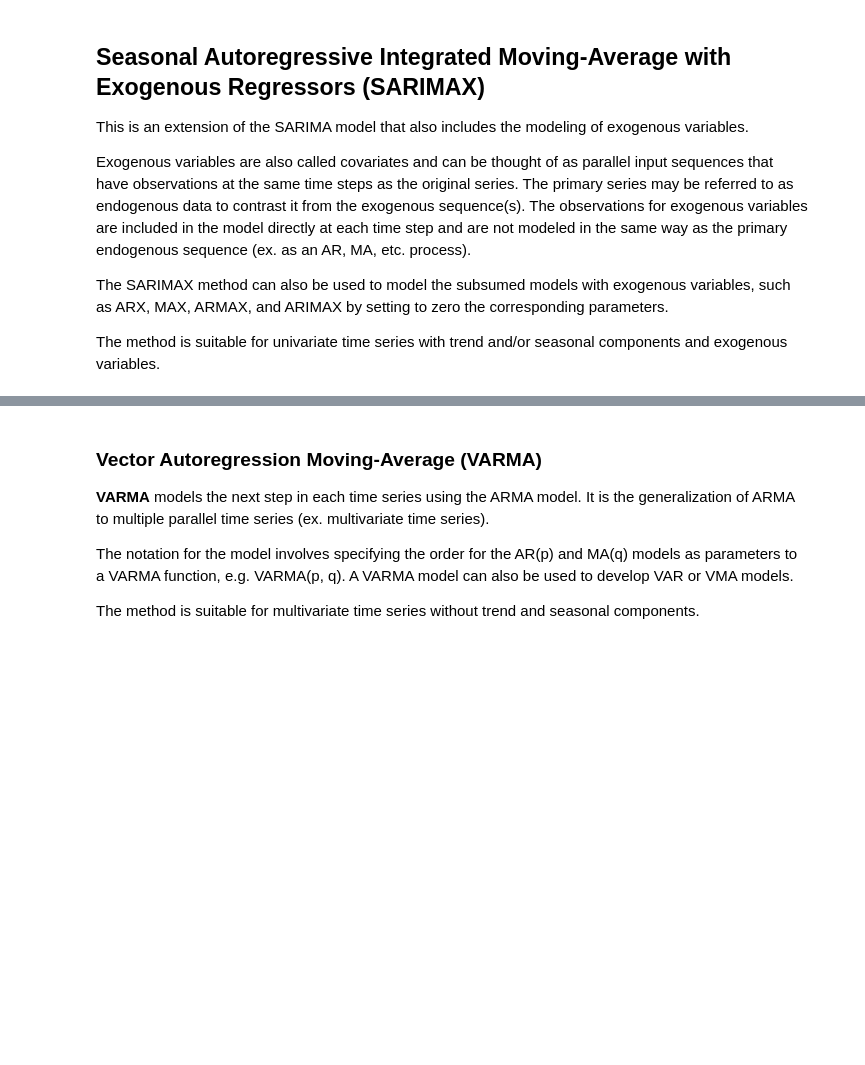
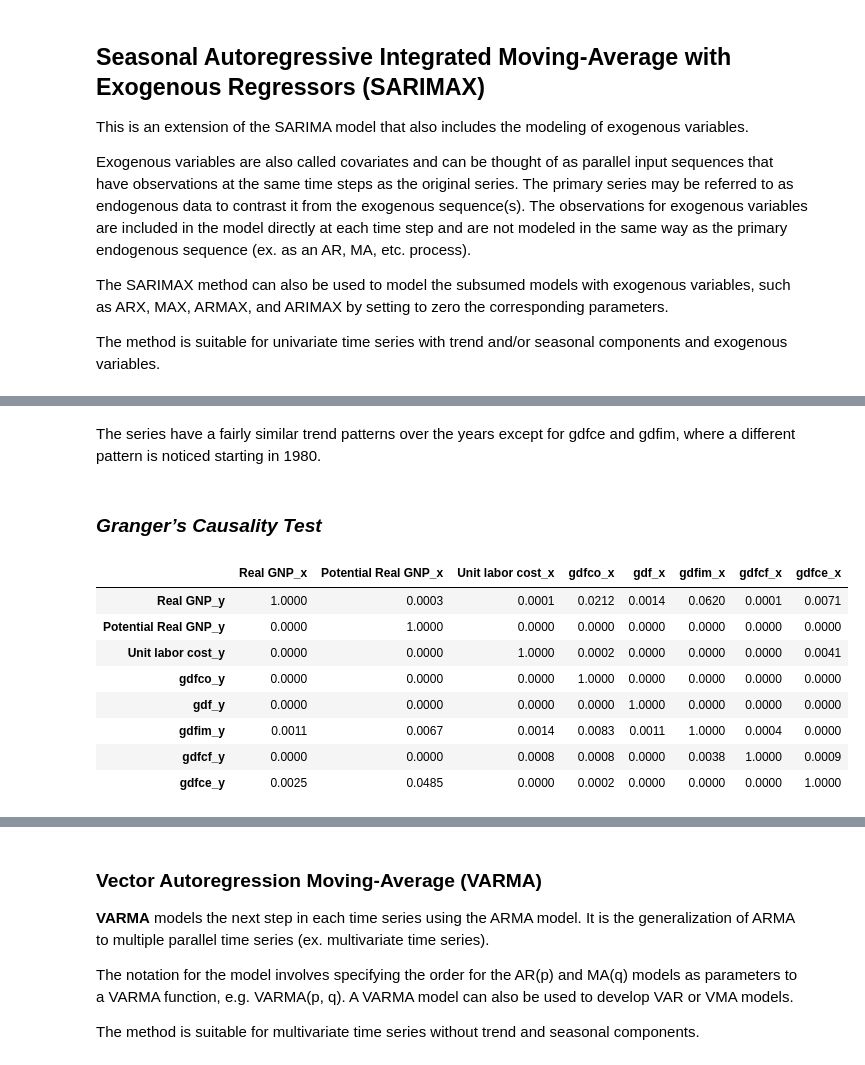
Before and after one commit to jgdelrio/tutorials, a Jupyter notebook: TimeSeries/02_Classical_TS_Forecasting_Cont.ipynb, the cells around one changed output, grey strips where cells are left out. Cells and saved outputs as stored; diff of their text form; code cells hidden in the pictures; blank space fills up the shorter version.

```diff
--- a/TimeSeries/02_Classical_TS_Forecasting_Cont.ipynb
+++ b/TimeSeries/02_Classical_TS_Forecasting_Cont.ipynb
@@ -104,0 +223,41 @@ VAR Model Prediction: [[100.17423369 100.6350846 ]]
+# %% [markdown]
+The series have a fairly similar trend patterns over the years except for gdfce and gdfim, where a different pattern is noticed starting in 1980.
+# %% [markdown]
+### ***Granger’s Causality Test***
+# %%
+from statsmodels.tsa.stattools import grangercausalitytests
+test = 'ssr_chi2test'
+
+def grangers_causation_matrix(data, variables, test='ssr_chi2test', verbose=False):
+    """Check Granger Causality of all possible combinations of the Time series.
+    The rows are the response variable, columns are predictors. The values in the table
+    are the P-Values. P-Values lesser than the significance level (0.05), implies
+    the Null Hypothesis that the coefficients of the corresponding past values is
+    zero, that is, the X does not cause Y can be rejected.
+
+    data      : pandas dataframe containing the time series variables
+    variables : list containing names of the time series variables.
+    """
+    df = pd.DataFrame(np.zeros((len(variables), len(variables))), columns=variables, index=variables)
+    for c in df.columns:
+        for r in df.index:
+            test_result = grangercausalitytests(data[[r, c]], maxlag=maxlag, verbose=False)
+            p_values = [round(test_result[i+1][0][test][1],4) for i in range(maxlag)]
+            if verbose: print(f'Y = {r}, X = {c}, P Values = {p_values}')
+            min_p_value = np.min(p_values)
+            df.loc[r, c] = min_p_value
+    df.columns = [var + '_x' for var in variables]
+    df.index = [var + '_y' for var in variables]
+    return df
+
+grangers_causation_matrix(df, variables = df.columns)
+# %% [output]
+|  | Real GNP_x | Potential Real GNP_x | Unit labor cost_x | gdfco_x | gdf_x | gdfim_x | gdfcf_x | gdfce_x |
+| Real GNP_y | 1.0000 | 0.0003 | 0.0001 | 0.0212 | 0.0014 | 0.0620 | 0.0001 | 0.0071 |
+| Potential Real GNP_y | 0.0000 | 1.0000 | 0.0000 | 0.0000 | 0.0000 | 0.0000 | 0.0000 | 0.0000 |
+| Unit labor cost_y | 0.0000 | 0.0000 | 1.0000 | 0.0002 | 0.0000 | 0.0000 | 0.0000 | 0.0041 |
+| gdfco_y | 0.0000 | 0.0000 | 0.0000 | 1.0000 | 0.0000 | 0.0000 | 0.0000 | 0.0000 |
+| gdf_y | 0.0000 | 0.0000 | 0.0000 | 0.0000 | 1.0000 | 0.0000 | 0.0000 | 0.0000 |
+| gdfim_y | 0.0011 | 0.0067 | 0.0014 | 0.0083 | 0.0011 | 1.0000 | 0.0004 | 0.0000 |
+| gdfcf_y | 0.0000 | 0.0000 | 0.0008 | 0.0008 | 0.0000 | 0.0038 | 1.0000 | 0.0009 |
+| gdfce_y | 0.0025 | 0.0485 | 0.0000 | 0.0002 | 0.0000 | 0.0000 | 0.0000 | 1.0000 |
```
Also changed, not shown: parts of 26 cells of this notebook, 3 other files.
